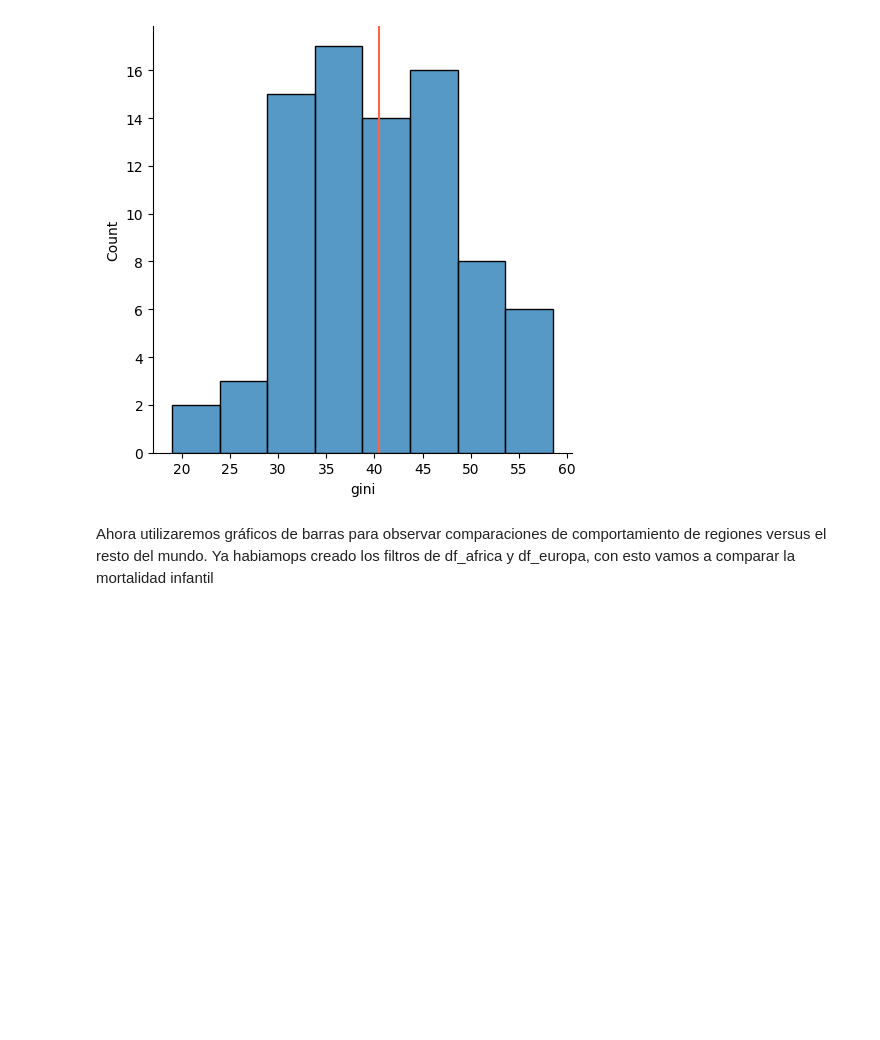
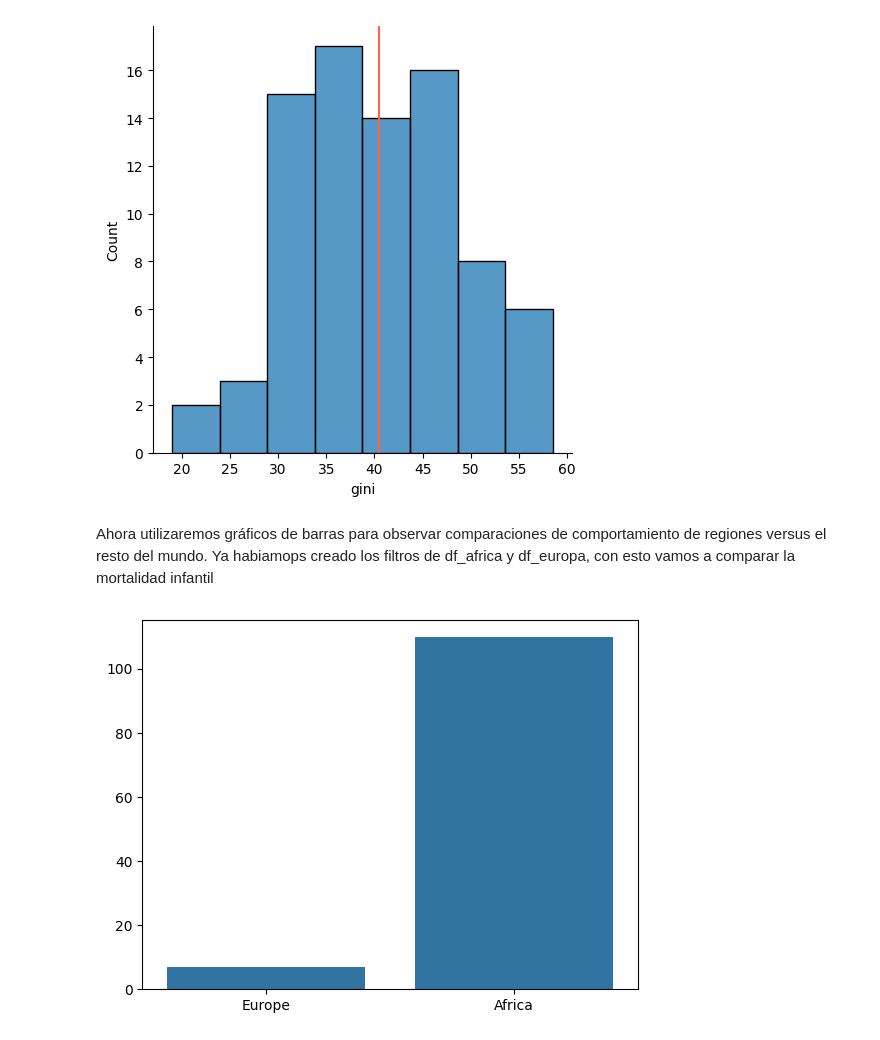
Before and after one commit to Zacarias-Pereira/MiPrimerRepo, a Jupyter notebook: Cheat_sheet_for_Google_Colab.ipynb, the cells around one changed output. Cells and saved outputs as stored; diff of their text form; code cells hidden in the pictures; blank space fills up the shorter version.

```diff
--- a/Cheat_sheet_for_Google_Colab.ipynb
+++ b/Cheat_sheet_for_Google_Colab.ipynb
@@ -286,3 +284,5 @@ Ahora utilizaremos gráficos de barras para observar comparaciones de comportami
 Ya habiamops creado los filtros de df_africa y df_europa, con esto vamos a comparar la mortalidad infantil
 # %%
 #Guardemos el valor promedio de mortalidad infantil para Europa y África
+media_europa = df_europa["chldmort"].mean()
+media_africa = df_africa["chldmort"].mean()
@@ -288,0 +293,5 @@ Ya habiamops creado los filtros de df_africa y df_europa, con esto vamos a compa
+# %%
+sns.barplot(x=["Europe", "Africa"], y=[media_europa, media_africa])
+plt.show()
+# %% [output]
+[figure, added]
```
Also changed, not shown: parts of 12 cells of this notebook.
